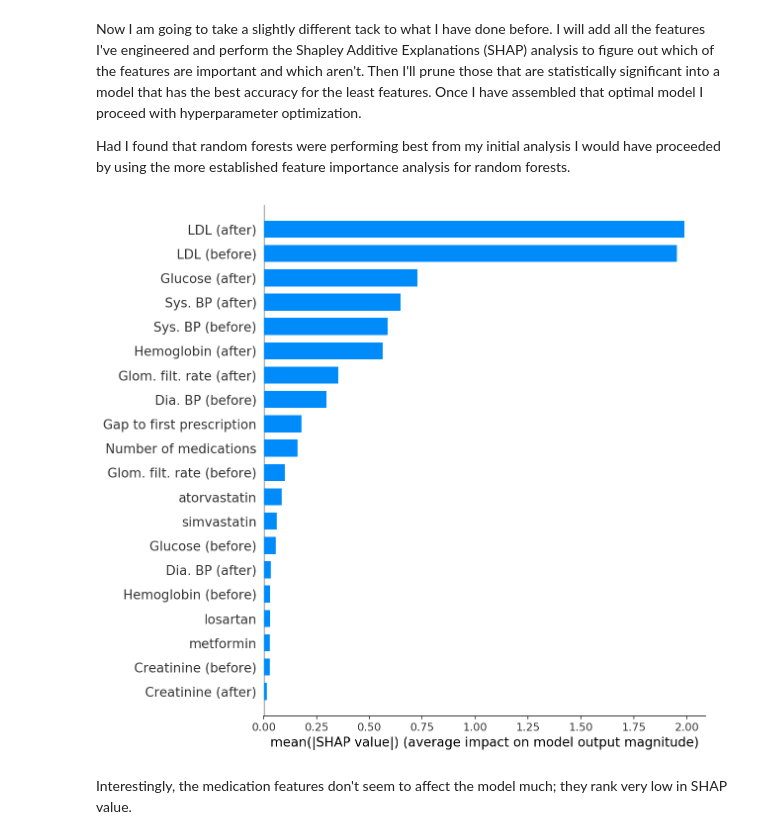
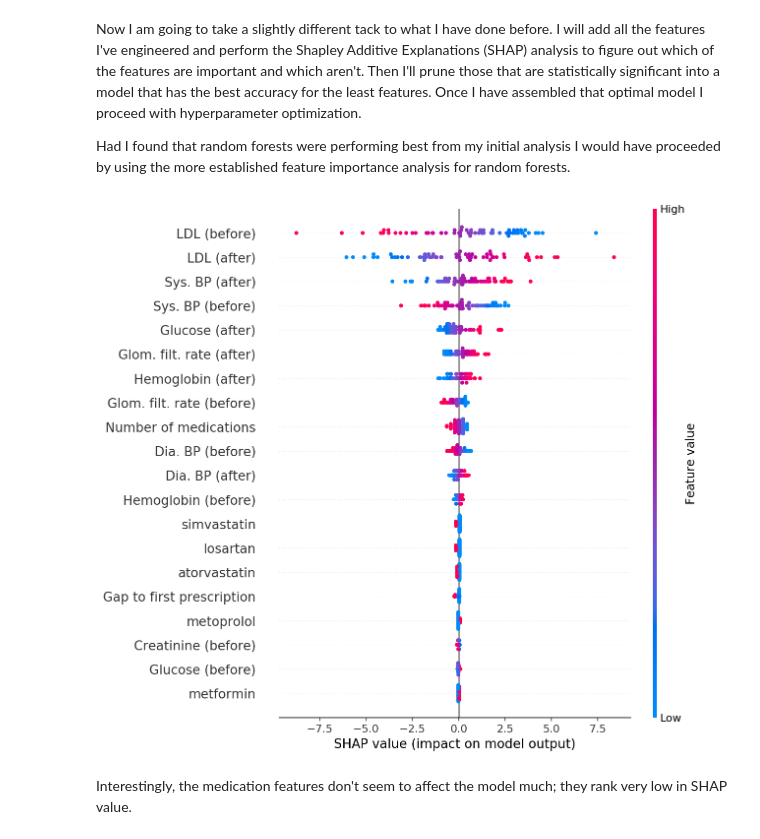
Before and after one commit to benghau/holmusk, a Jupyter notebook: Holmusk data challenge - BHT.ipynb, the cells around one changed output. Drawn from its saved outputs; the diff is of its cells as text; code cells hidden in the pictures.

```diff
--- a/Holmusk data challenge - BHT.ipynb
+++ b/Holmusk data challenge - BHT.ipynb
@@ -927,9 +925,9 @@ model.fit(X_train, y_train)
 explainer = shap.LinearExplainer(model, X_train, feature_dependence="independent")
 shap_values = explainer.shap_values(X_test)
 # %%
-shap.summary_plot(shap_values, X_test, feature_names=X.columns.values, plot_type='bar')
+shap.summary_plot(shap_values, X_test, feature_names=X.columns.values)
 # %% [output]
-[figure, old version]
+[figure, new version]
 # %% [markdown]
 Interestingly, the medication features don't seem to affect the model much; they rank very low in SHAP value.
 # %%
```
Also changed, not shown: parts of 1 cell of this notebook.
